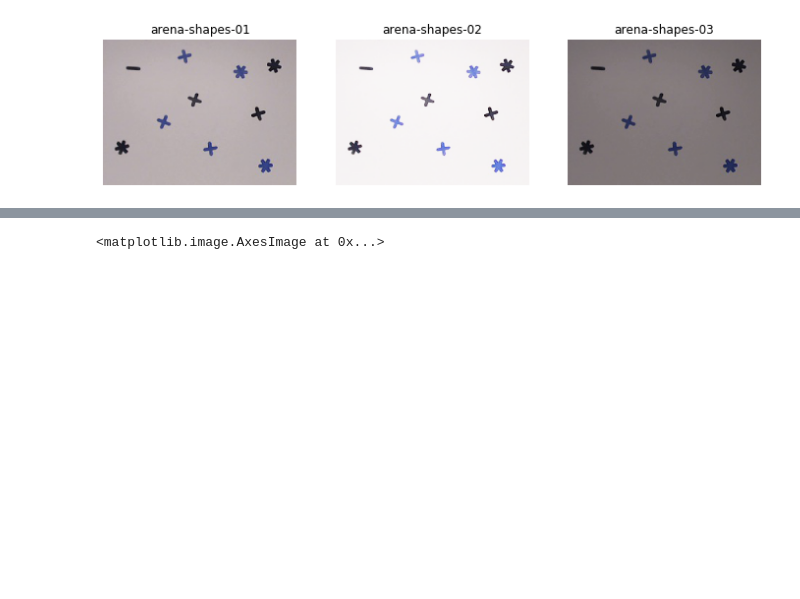
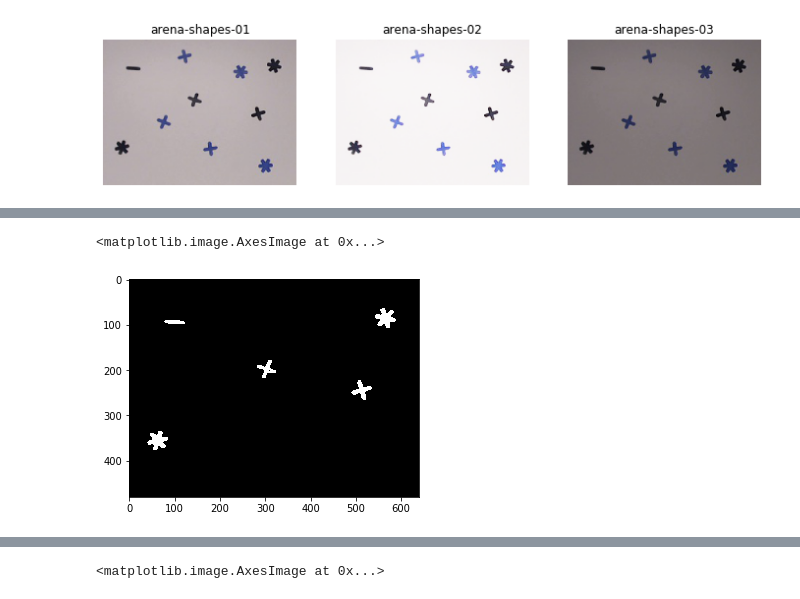
Before and after one commit to Jiang15/Image_analysis_and_pattern-recognition, a Jupyter notebook: Lab 1/lab_01_segmentation.ipynb, the cells around one changed output, grey strips where cells are left out. Saved outputs shown, nothing was run; the diff lists cells and outputs as text; code cells hidden in the pictures; blank space fills up the shorter version.

```diff
--- a/Lab 1/lab_01_segmentation.ipynb
+++ b/Lab 1/lab_01_segmentation.ipynb
@@ -708,0 +721,7 @@ plt.show()
+# %%
+kernel = cv2.getStructuringElement(cv2.MORPH_CROSS,(5,5))
+k1_open = cv2.morphologyEx(np.float32(k1), cv2.MORPH_OPEN, kernel)
+plt.imshow(k1_open.reshape(img.shape[:2]), cmap='gray')
+# %% [output]
+<matplotlib.image.AxesImage at 0x...>
+[figure, added]
```
Also changed, not shown: parts of 9 cells of this notebook.
